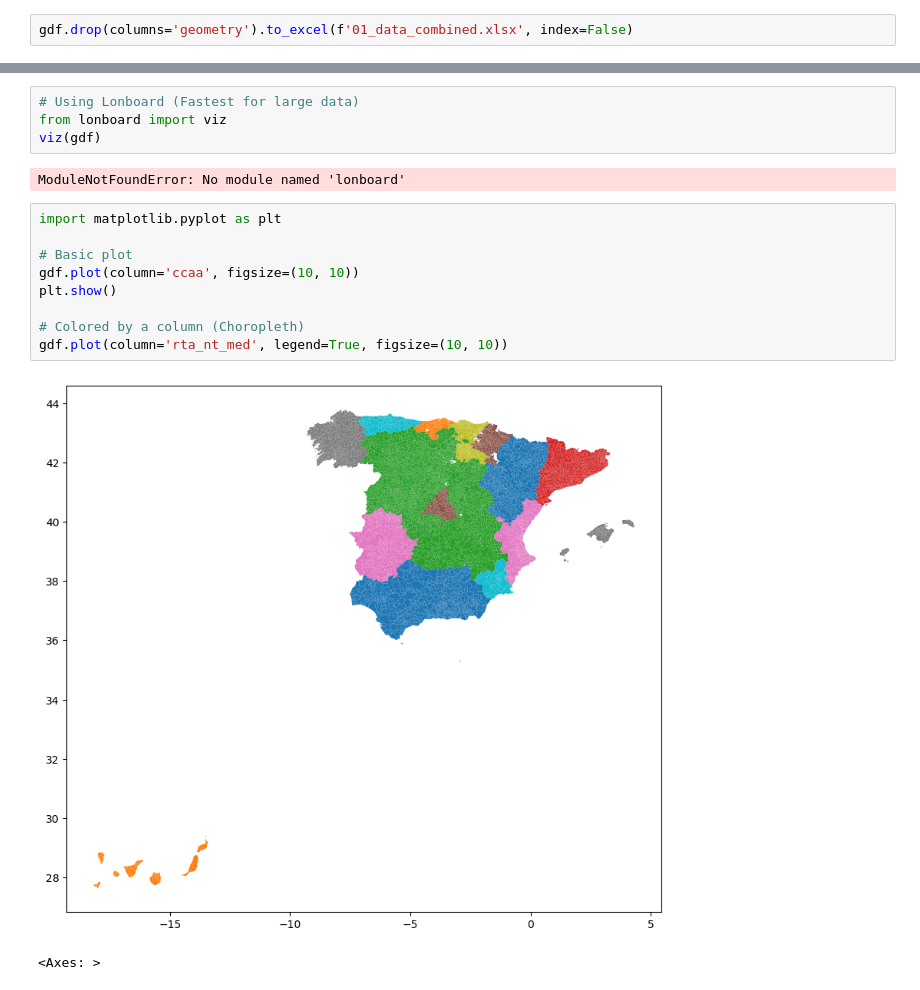
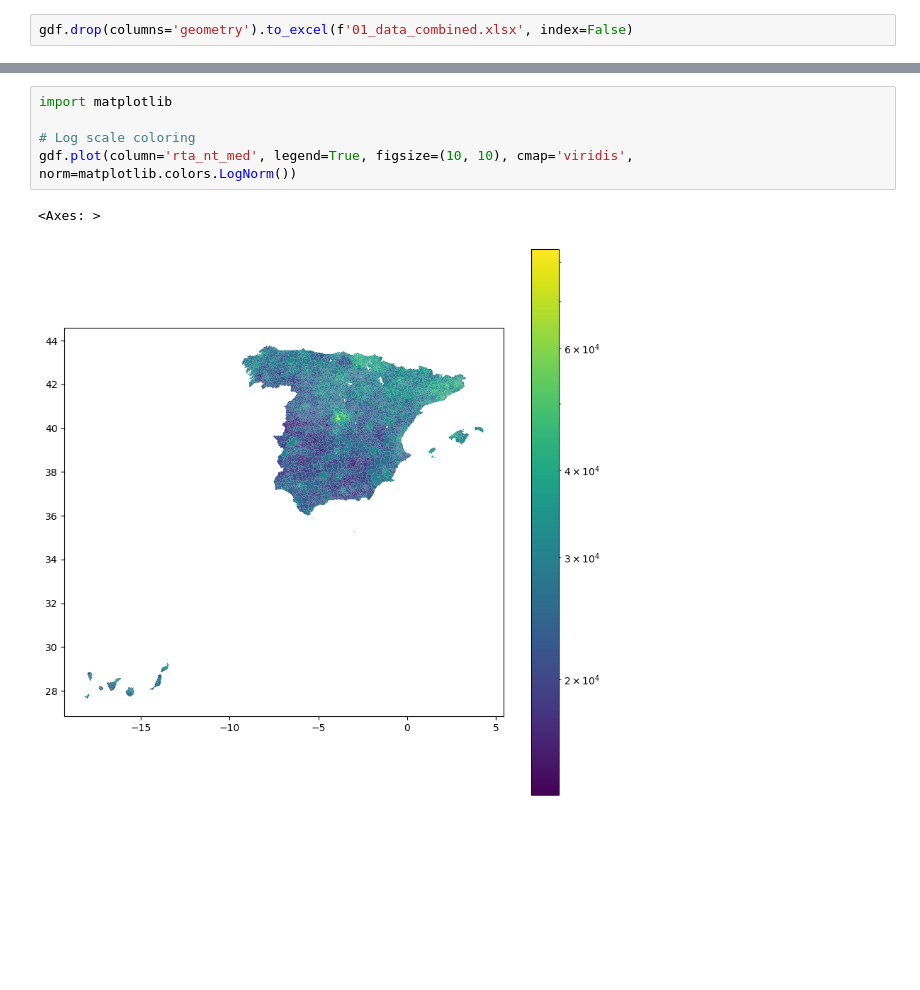
Before and after one commit to rsangil03/tfg_electoral_analysis_spain_2023, a Jupyter notebook: notebooks/01_data_extraction.ipynb, the cells around one changed output, grey strips where cells are left out. Drawn from its saved outputs; the diff is of its cells as text; blank space fills up the shorter version.

```diff
--- a/notebooks/01_data_extraction.ipynb
+++ b/notebooks/01_data_extraction.ipynb
@@ -143,18 +140,8 @@ Map saved to 01_map_output.html - open it in your browser
-# %%
-# Using Lonboard (Fastest for large data)
-from lonboard import viz
-viz(gdf)
-# %% [output]
-ModuleNotFoundError: No module named 'lonboard'
 # %%
-import matplotlib.pyplot as plt
+import matplotlib
 
-# Basic plot
-gdf.plot(column='ccaa', figsize=(10, 10))
-plt.show()
-
-# Colored by a column (Choropleth)
-gdf.plot(column='rta_nt_med', legend=True, figsize=(10, 10))
+# Log scale coloring
+gdf.plot(column='rta_nt_med', legend=True, figsize=(10, 10), cmap='viridis', norm=matplotlib.colors.LogNorm())
 # %% [output]
+<Axes: >
-[figure, old version]
+[figure, new version]
-<Axes: >
```
Also changed, not shown: parts of 3 cells of this notebook.
